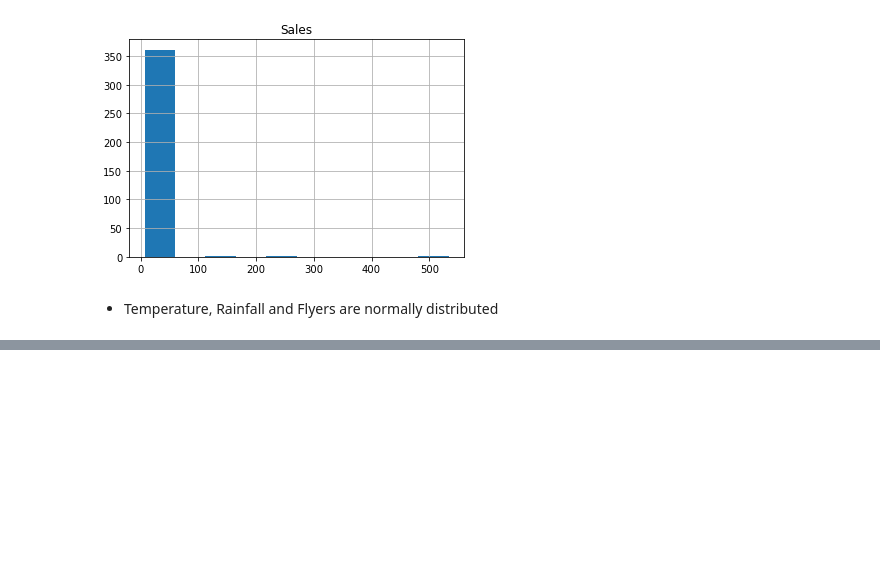
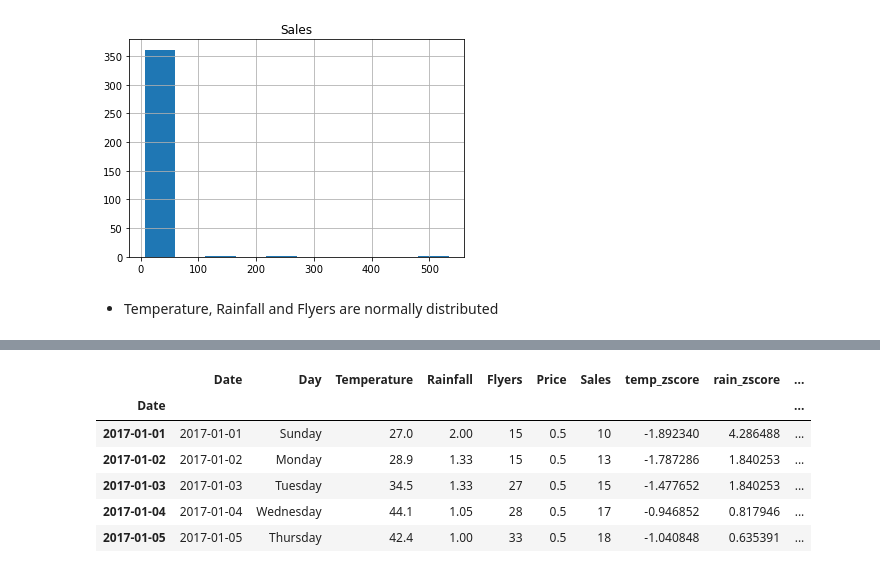
Before and after one commit to brianclements03/anomoly_detection, a Jupyter notebook: Lemonade.ipynb, the cells around one changed output, grey strips where cells are left out. Saved outputs shown, nothing was run; the diff lists cells and outputs as text; code cells hidden in the pictures; blank space fills up the shorter version.

```diff
--- a/Lemonade.ipynb
+++ b/Lemonade.ipynb
@@ -193,0 +199,20 @@ for col in df.columns:
+# %%
+# z-score:
+# subtract from the mean, divide by the standard deviation
+# i.e (x - x_mean) / x_std
+
+df['temp_zscore'] = ((df['Temperature'] - df['Temperature'].mean())
+                     / df['Temperature'].std())
+df['rain_zscore'] = ((df['Rainfall'] - df['Rainfall'].mean())
+                     / df['Rainfall'].std())
+df['flyers_zscore'] = ((df['Flyers'] - df['Flyers'].mean())
+                     / df['Flyers'].std())
+df.head()
+# %% [output]
+|  | Date | Day | Temperature | Rainfall | Flyers | Price | Sales | temp_zscore | rain_zscore | ... |
+| Date |  |  |  |  |  |  |  |  |  | ... |
+| 2017-01-01 | 2017-01-01 | Sunday | 27.0 | 2.00 | 15 | 0.5 | 10 | -1.892340 | 4.286488 | ... |
+| 2017-01-02 | 2017-01-02 | Monday | 28.9 | 1.33 | 15 | 0.5 | 13 | -1.787286 | 1.840253 | ... |
+| 2017-01-03 | 2017-01-03 | Tuesday | 34.5 | 1.33 | 27 | 0.5 | 15 | -1.477652 | 1.840253 | ... |
+| 2017-01-04 | 2017-01-04 | Wednesday | 44.1 | 1.05 | 28 | 0.5 | 17 | -0.946852 | 0.817946 | ... |
+| 2017-01-05 | 2017-01-05 | Thursday | 42.4 | 1.00 | 33 | 0.5 | 18 | -1.040848 | 0.635391 | ... |
```
Also changed, not shown: parts of 17 cells of this notebook.
